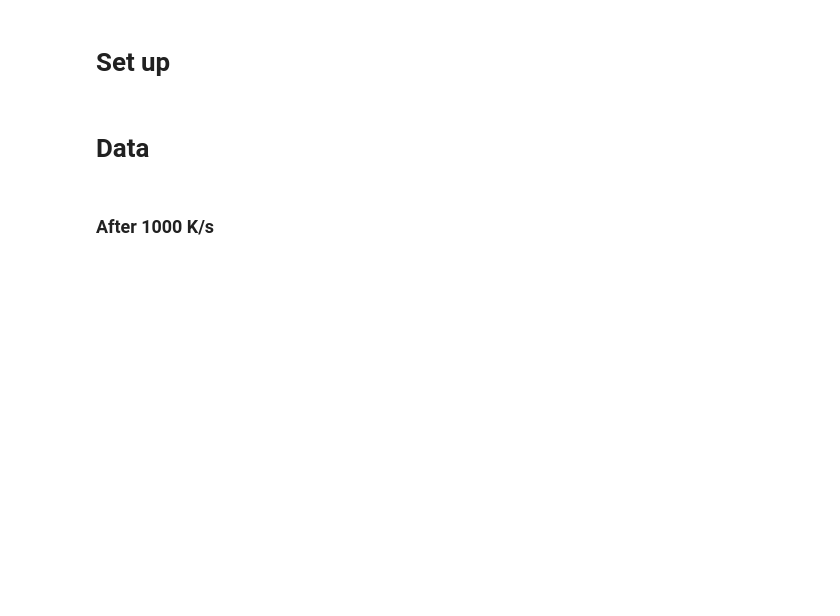
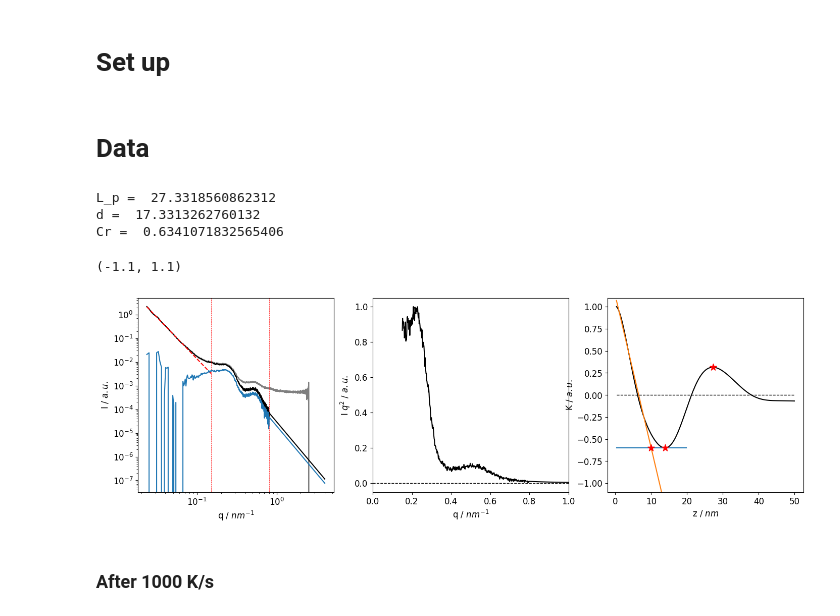
Before and after one commit to Akmalumarov/X_Ray_Scattering_Analysis, a Jupyter notebook: projects/Linear_polymers/C390/С390.ipynb, the cells around one changed output. Cells and saved outputs as stored; diff of their text form; code cells hidden in the pictures; blank space fills up the shorter version.

```diff
--- a/projects/Linear_polymers/C390/С390.ipynb
+++ b/projects/Linear_polymers/C390/С390.ipynb
@@ -5,5 +64,71 @@
 # %% [markdown]
 # Data
+# %%
+fig, (ax1, ax2, ax3) = plt.subplots(1, 3, figsize=(17,5))
+
+right = 0.8
+left = 0.15
+
+x, y = sub_const(ax1, q, I, right)
+x, y = sub_power(ax1, x, y, left, 1)
+x_full, y_full = add_porod(ax1, x, y, right, 0.9)
+ax1.plot(x_full, y_full / 1.5)
+
+ax1.set_xscale('log')
+ax1.set_yscale('log')
+ax1.set_xlabel('q / $nm^{-1}$')
+ax1.set_ylabel('I / $a. u.$')
+
+mask = (x_full > left)
+X, Y = Lorenz(x_full[mask], y_full[mask], p = 0)
+
+ax2.plot(X, Y / max(Y), label='Lorenz', color='black')
+ax2.set_xlim(0, 1)
+lnsp = np.linspace(0, max(X))
+ax2.plot(lnsp, lnsp * 0, color='black', linewidth=1, linestyle='--')
+ax2.set_xlabel('q / $nm^{-1}$')
+ax2.set_ylabel('I $q^2$ / $a. u.$')
+
+z, K = corr_func(X, Y, res = 5, zmax=50)
+K /= max(K)
+ax3.plot(z, K, color='black')
+ax3.plot(z, z * 0, color='black', linewidth=1, linestyle='--')
+ax3.set_xlabel('z / $nm$')
+ax3.set_ylabel('K / $a. u.$')
+
+mask_max = (z > 7) & (z < 40)
+i_max = np.argmax(K[mask_max])
+z_max = z[mask_max][i_max]
+K_max = K[mask_max][i_max]
+ax3.scatter(z_max, K_max, zorder=10, color='red', marker='*', s=size)
+print('L_p = ', z_max)
+
+mask_min = (z > 0) & (z < 20)
+i_min = np.argmin(K[mask_min])
+z_min = z[mask_min][i_min]
+K_min = K[mask_min][i_min]
+ax3.scatter(z_min, K_min, zorder=10, color='red', marker='*', s=size)
+
+ax3.plot(z[mask_min], K_min * np.ones(len(z[mask_min])))
+
+mask_linear = z < 5
+p, cov = curve_fit(linear, z[mask_linear], K[mask_linear])
+
+ax3.plot(z[mask_min], linear(z[mask_min], *p))
+
+
+z_d = (K_min - p[1]) / p[0]
+ax3.scatter(z_d, linear(z_d, *p), zorder=10, color='red', marker='*', s=size)
+print('d = ', z_max - z_d)
+print('Cr = ', 1 - z_d / z_max)
+
+ax3.set_ylim(-1.1, 1.1)
+# %% [output]
+L_p =  27.3318560862312
+d =  17.3313262760132
+Cr =  0.6341071832565406
+(-1.1, 1.1)
+[figure, added]
 # %% [markdown]
 ### After 1000 K/s
 # %%
```
Also changed, not shown: parts of 19 cells of this notebook, 4 other files.
